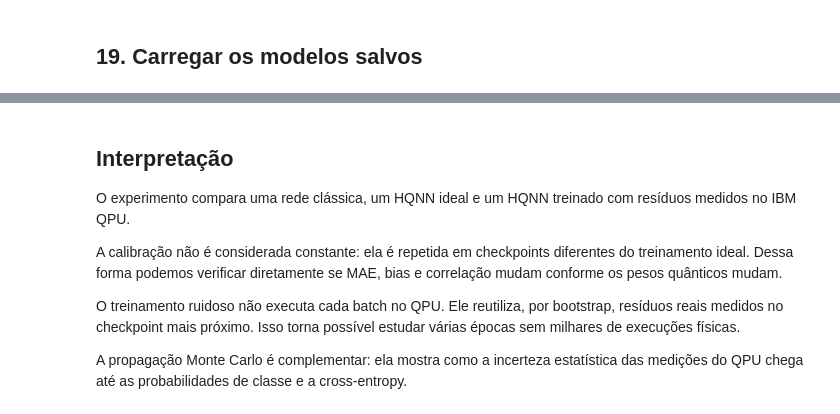
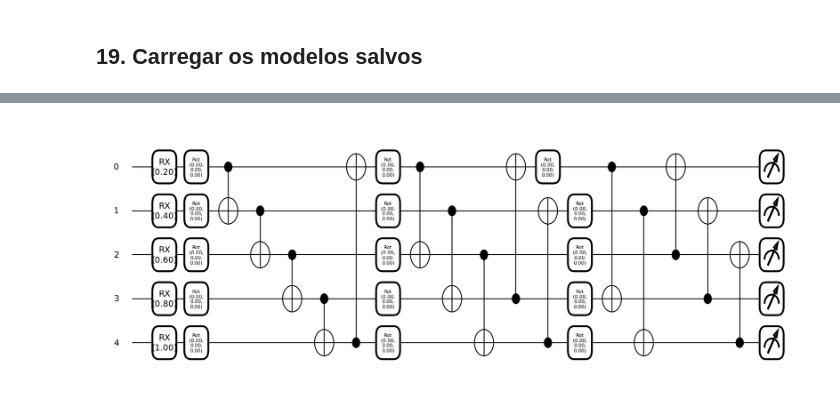
Before and after one commit to Schwarzam/trabalhos-posgrad, a Jupyter notebook: PCS5788/trabalho_final/HQNN_IBM_ruido_checkpoints_8epocas.ipynb, the cells around one changed output, grey strips where cells are left out. Drawn from its saved outputs; the diff is of its cells as text; code cells hidden in the pictures.

Commit message:
checkpoint, trabalho final

```diff
--- a/PCS5788/trabalho_final/HQNN_IBM_ruido_checkpoints_8epocas.ipynb
+++ b/PCS5788/trabalho_final/HQNN_IBM_ruido_checkpoints_8epocas.ipynb
@@ -683,10 +936,50 @@ print("Clássico:", epoch_classical)
-# %% [markdown]
-## Interpretação
-
-O experimento compara uma rede clássica, um HQNN ideal e um HQNN treinado com resíduos medidos no IBM QPU.
-
-A calibração não é considerada constante: ela é repetida em checkpoints diferentes do treinamento ideal. Dessa forma podemos verificar diretamente se MAE, bias e correlação mudam conforme os pesos quânticos mudam.
-
-O treinamento ruidoso não executa cada batch no QPU. Ele reutiliza, por bootstrap, resíduos reais medidos no checkpoint mais próximo. Isso torna possível estudar várias épocas sem milhares de execuções físicas.
-
-A propagação Monte Carlo é complementar: ela mostra como a incerteza estatística das medições do QPU chega até as probabilidades de classe e a cross-entropy.
+# %%
+@qml.qnode(qdev, interface="torch", diff_method="adjoint")
+def quantum_circuit(inputs, weights):
+    qml.AngleEmbedding(
+        inputs,
+        wires=range(N_QUBITS),
+        rotation="X"
+    )
+
+    qml.StronglyEntanglingLayers(
+        weights,
+        wires=range(N_QUBITS)
+    )
+
+    return [
+        qml.expval(qml.PauliY(i))
+        for i in range(N_QUBITS)
+    ]
+
+inputs_example = torch.tensor([
+    0.2,
+    0.4,
+    0.6,
+    0.8,
+    1.0
+])
+
+weights_example = torch.zeros(
+    N_LAYERS,
+    N_QUBITS,
+    3
+)
+
+fig, ax = qml.draw_mpl(
+    quantum_circuit,
+    level="device",
+    decimals=2
+)(
+    inputs_example,
+    weights_example
+)
+
+fig.set_size_inches(16, 6)
+
+plt.tight_layout()
+
+
+plt.show()
+# %% [output]
+[figure, added]
```
Also changed, not shown: parts of 21 cells of this notebook, 4 other files.
